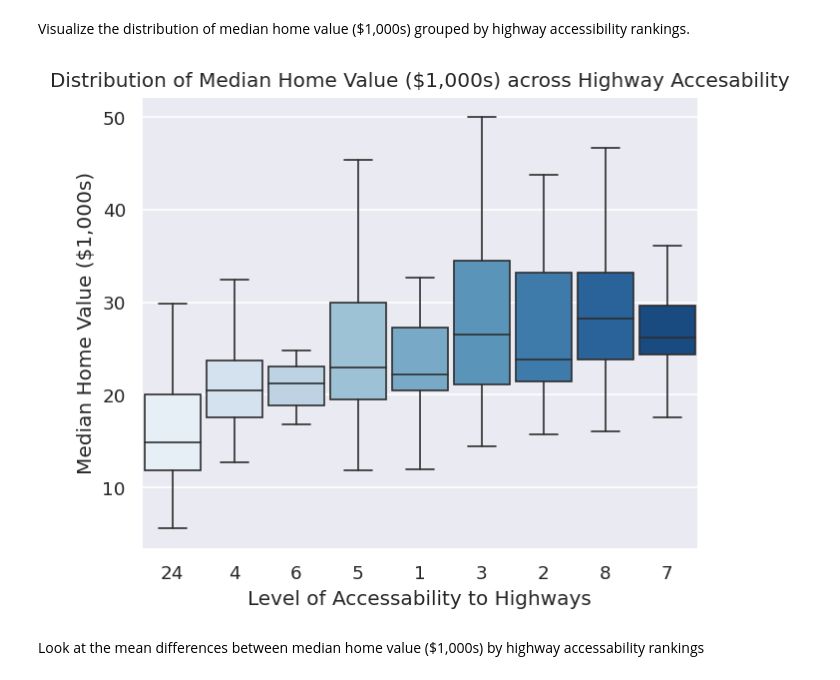
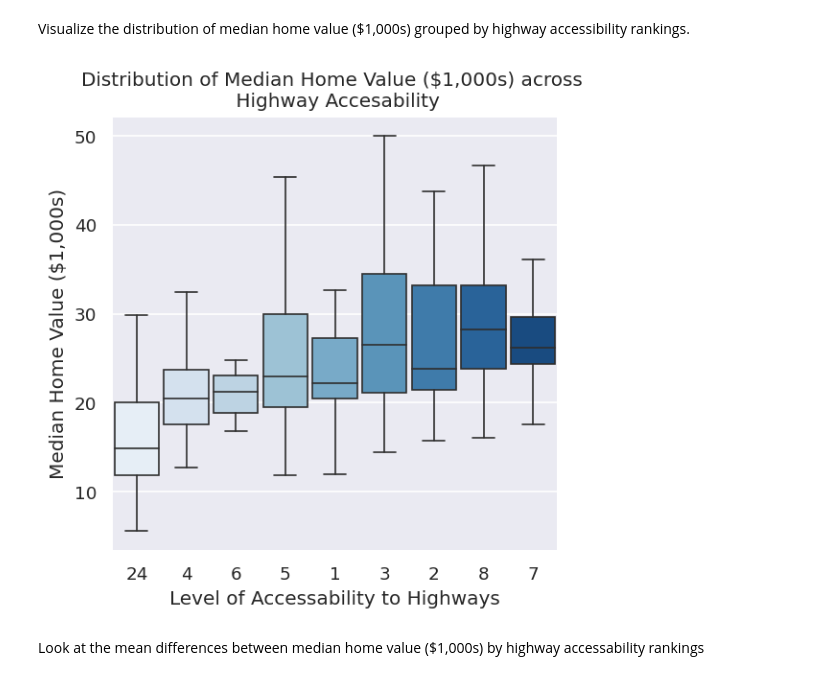
Before and after one commit to yanezdavid/Predicting-Home-Prices, a Jupyter notebook: Predicting_Home_Prices.ipynb, the cells around one changed output. Saved outputs shown, nothing was run; the diff lists cells and outputs as text; code cells hidden in the pictures.

```diff
--- a/Predicting_Home_Prices.ipynb
+++ b/Predicting_Home_Prices.ipynb
@@ -245,22 +250,22 @@ plt.ylabel('Median Home Value ($1,000s)');
 # %% [markdown]
 Visualize the distribution of median home value ($1,000s) grouped by highway accessibility rankings.
 # %%
-plt.figure(figsize=(6, 5));
+plt.figure(figsize=(5, 5));
 
 sns.boxplot(x='RAD',
             y='MEDV',
             data=df,
             palette='Blues',
             order=(24, 4, 6, 5, 1, 3, 2, 8, 7),
             linewidth=1,
             width=.9,
             showfliers=False);
 
 plt.ylabel('Median Home Value ($1,000s)');
 plt.xlabel('Level of Accessability to Highways');
-plt.title('Distribution of Median Home Value ($1,000s) across Highway Accesability');
+plt.title('Distribution of Median Home Value ($1,000s) across \n Highway Accesability');
 # %% [output]
-[figure, old version]
+[figure, new version]
 # %% [markdown]
 Look at the mean differences between median home value ($1,000s) by highway accessability rankings
 # %%
```
Also changed, not shown: parts of 4 cells of this notebook.
